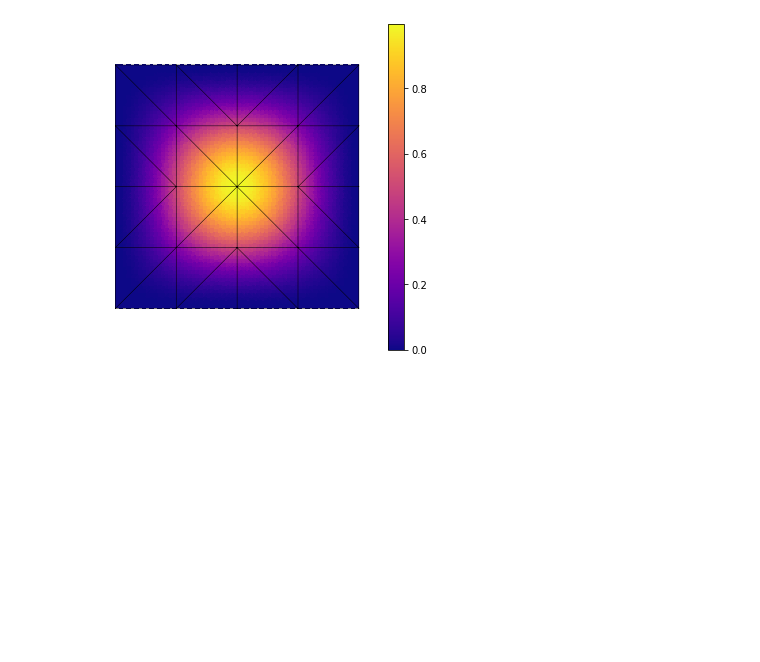
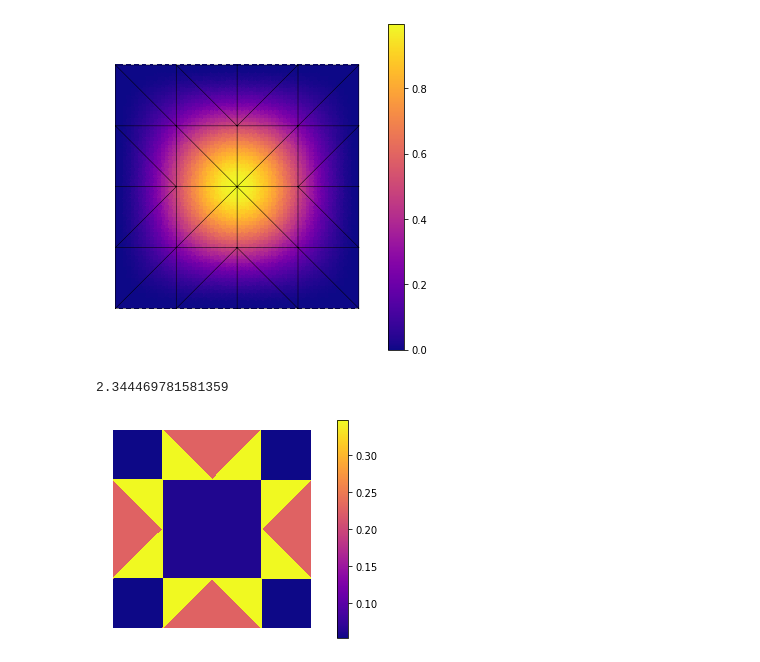
Before and after one commit to kinnala/kirchhoff-nitsche-ex1, a Jupyter notebook: nitsche_clamped_square.ipynb, the cells around one changed output. Saved outputs shown, nothing was run; the diff lists cells and outputs as text; code cells hidden in the pictures; blank space fills up the shorter version.

Commit message:
Calculate error estimators and errors

```diff
--- a/nitsche_clamped_square.ipynb
+++ b/nitsche_clamped_square.ipynb
@@ -141,5 +143,5 @@ np.max(x[basis.nodal_dofs[0]])
 # %%
-D = basis.find_dofs({
+dofs = basis.find_dofs({
     'left': m.facets_satisfying(lambda x: (x[0]==0)*(x[1]<1)*(x[1]>0)),
     'up': m.facets_satisfying(lambda x: (x[1]==1)*(x[0]<1)*(x[0]>0)),
     'right': m.facets_satisfying(lambda x: (x[0]==1)*(x[1]<1)*(x[1]>0)),
@@ -147,16 +149,80 @@ D = basis.find_dofs({
 })
 
 D1 = np.concatenate((
-    D['left'].all(['u', 'u_x', 'u_y', 'u_yy', 'u_n']),
-    D['right'].all(['u', 'u_x', 'u_y', 'u_yy', 'u_n']),
-    D['up'].all(['u', 'u_x', 'u_y', 'u_xx', 'u_n']),
-    D['down'].all(['u', 'u_x', 'u_y', 'u_xx', 'u_n']),
+    dofs['left'].all(['u', 'u_x', 'u_y', 'u_yy', 'u_n']),
+    dofs['right'].all(['u', 'u_x', 'u_y', 'u_yy', 'u_n']),
+    dofs['up'].all(['u', 'u_x', 'u_y', 'u_xx', 'u_n']),
+    dofs['down'].all(['u', 'u_x', 'u_y', 'u_xx', 'u_n']),
 ))
 
-x = solve(*condense(A, b, D=D1))
+y = solve(*condense(A, b, D=D1))
 ax = draw(m, figsize=(6, 6))
-plot(basis, x, Nrefs=Nrefs, colorbar=True, ax=ax)
-np.max(x[basis.nodal_dofs[0]])
+plot(basis, y, Nrefs=Nrefs, colorbar=True, ax=ax)
+np.max(y[basis.nodal_dofs[0]])
 # %% [output]
 1.000041958696584
 [figure]
+# %%
+# interior error
+
+@Functional
+def est_interior(w):
+    from skfem.helpers import dddd
+    u = w['w']
+    D4u = dddd(u)
+    return w.h ** 4 * (D * (D4u[0, 0, 0, 0]\
+                            + 2 * D4u[0, 0, 1, 1]\
+                            + D4u[1, 1, 1, 1]) - F(*w.x)) ** 2
+
+interpx = basis.interpolate(x)
+
+estimators1 = est_interior.elemental(basis, w=interpx)
+
+# interior jumps
+
+@Functional
+def est_Mjump(w):
+    from skfem.helpers import dd
+    u0, u1 = w['w'], w['w1']
+    return w.h * (Mnn(dd(u0), w.n) - Mnn(dd(u1), w.n)) ** 2
+
+@Functional
+def est_Vjump(w):
+    from skfem.helpers import ddd
+    u0, u1 = w['w'], w['w1']
+    return w.h ** 3 * (Vn(ddd(u0), w.n) - Vn(ddd(u1), w.n)) ** 2
+
+fb0 = FacetBasis(m, e, side=0)
+fb1 = FacetBasis(m, e, side=1)
+
+w0 = fb0.interpolate(x)
+w1 = fb1.interpolate(x)
+
+estimators2 = np.zeros(m.facets.shape[1])
+estimators2[m.interior_facets()] = est_Mjump.elemental(fb0, w=w0, w1=w1)
+estimators2[m.interior_facets()] += est_Vjump.elemental(fb0, w=w0, w1=w1)
+estimators2 = 0.5 * np.sum(estimators2[m.t2f], axis=0)
+
+
+# boundary error
+
+@Functional
+def bnd_error(w):
+    from skfem.helpers import d, dot
+    u = w['w']
+    return w.h ** 3 * (1.0 * u) ** 2 + w.h * dot(d(u), w.n) ** 2
+
+
+estimators3 = np.zeros(m.facets.shape[1])
+estimators3[m.boundary_facets()] = bnd_error.elemental(fbasis, w=fbasis.interpolate(x))
+estimators3 = np.sum(estimators3[m.t2f], axis=0)
+
+# sum total
+
+estimators = estimators1 + estimators2 + estimators3
+
+plot(m, estimators, colorbar=True)
+np.sqrt(np.sum(estimators))
+# %% [output]
+2.344469781581359
+[figure, added]
```
Also changed, not shown: parts of 6 cells of this notebook, 1 other file.
